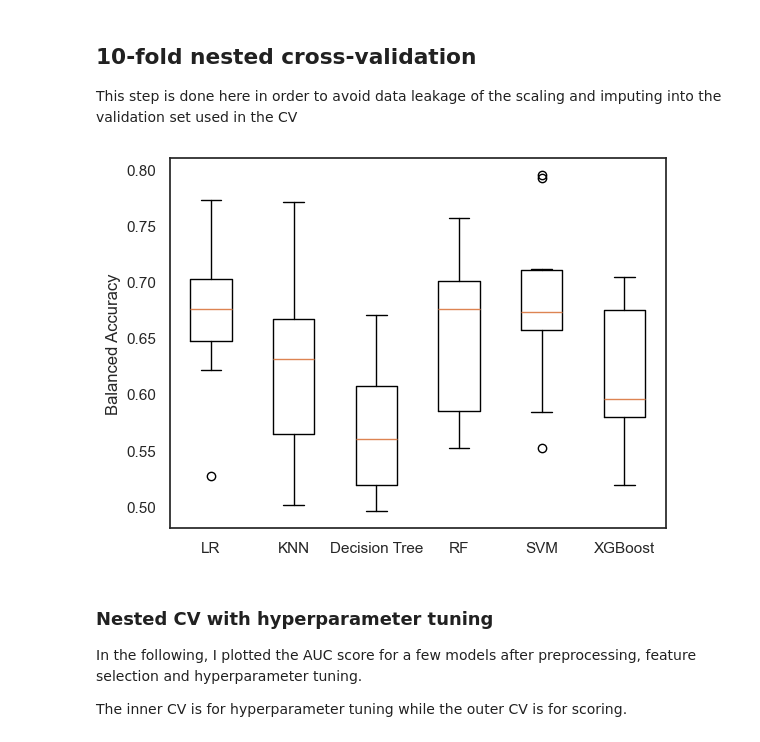
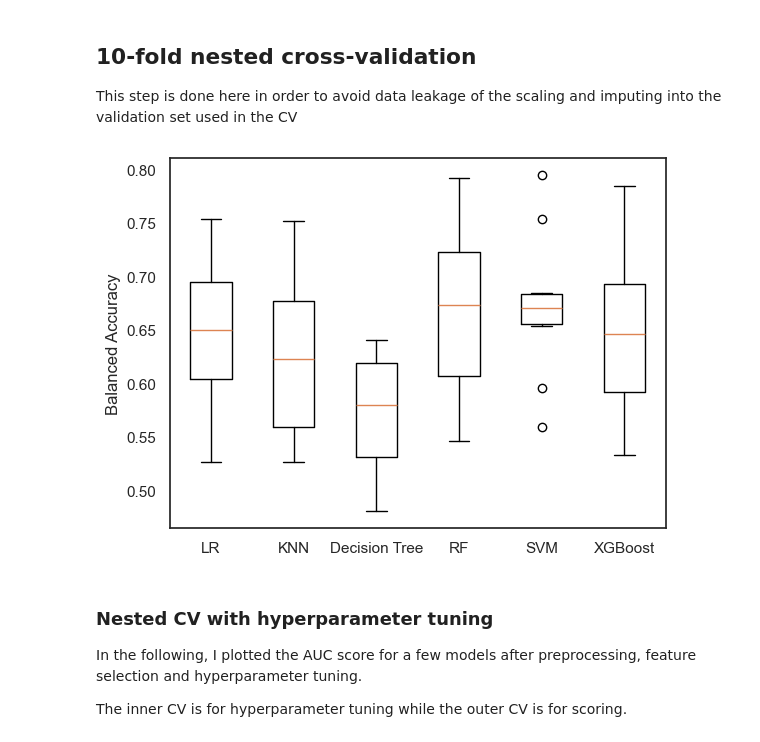
Before and after one commit to AmauryPelzer/Engel-outcome-prediction, a Jupyter notebook: notebooks/3. modeling/cl_modeling_binary_test.ipynb, the cells around one changed output. Saved outputs shown, nothing was run; the diff lists cells and outputs as text; code cells hidden in the pictures.

```diff
--- a/notebooks/3. modeling/cl_modeling_binary_test.ipynb
+++ b/notebooks/3. modeling/cl_modeling_binary_test.ipynb
@@ -30,6 +30,28 @@ else:
 
 # Read dataframe
 # wide_df = pd.read_csv("../../data/processed/preprocessed_df.csv")
+# %%
+# Function to clean surgeon names
+def clean_surgeon_name(name):
+    name = name.strip()
+    name = name.replace(", MD", "")
+    name = name.replace("Dr.", "")
+    name = name.replace("MD", "")
+    name = name.replace("Dr", "")
+    name = name.strip()
+    if "Werner Doyle" in name or "Werner K Doyle" in name:
+        return "Werner Doyle"
+    elif "Howard Weiner" in name:
+        return "Howard Weiner"
+    elif "Amanda Yaun" in name or "Amanda L Yaun" in name:
+        return "Amanda Yaun"
+    elif "David Hartner" in name or "David Harter" in name or "David H Hartner" in name:
+        return "David Harter"
+    elif "Douglas Kondziolka" in name or "Douglas S Kondziolka" in name:
+        return "Douglas Kondziolka"
+    elif "Unspecified" in name or "Not reported" in name:
+        return "-"
+    return name
 # %% [markdown]
 ## Select features
 # %%
@@ -38,11 +60,18 @@ wide_df["resect_date"] = pd.to_datetime(
     wide_df["resect_date"], format="%m/%d/%Y", errors="coerce"
 )
 
-BA_df = pd.read_csv("../../data/processed/BA.csv")
+#BA_df = pd.read_csv("../../data/processed/BA.csv")
+BA_df = pd.read_csv("../../data/processed/NYU_PyBrainAge_Output_20240716.csv")
+BA_df = BA_df.rename(columns={"ID":"record_id",
+                              "BrainPAD":"BA_pred"})
 
 wide_df = pd.merge(wide_df, BA_df, on="record_id", how="left")
 wide_df["presurg_scan_age"] = wide_df["presurg_scan_year"] - wide_df["dem_yob"]
-wide_df["BA_pred"] = wide_df["BA_pred"] - wide_df["presurg_scan_age"]
+
+#wide_df["BA_pred"] = wide_df["BA_pred"] - wide_df["presurg_scan_age"]
+
+# Apply the cleaning function
+wide_df['Cleaned_Surgeon'] = wide_df['resect_surgeon'].apply(clean_surgeon_name)
 
 if filtering:
     # Selecting patients who had their surgeries less than 5 years before EO assessment
@@ -53,7 +82,7 @@ if filtering:
 X = wide_df[
     [
         "sex_gender",
-        "age",
+        "resect_pt_age",
         "eeg",
         "engel_outcomes",
         "mri",
@@ -87,7 +116,8 @@ X = wide_df[
         "date_diff_neuropsychological_testing",
         "date_diff_mri",
         "presurg_scan_age",
-        "BA_pred"
+        "BA_pred",
+        "Cleaned_Surgeon"
     ]
 ]
 
@@ -146,11 +176,12 @@ del epilepsy_diagnosis, past_medical_history, seizure_classification, aed_histor
 One-hot encode the new columns from Epilepsy diagnosis information
 # %%
 # One-Hot Encoding for the first four columns
-one_hot_encoded_df = pd.get_dummies(
+X = pd.get_dummies(
     X,
     columns=[
         "surg_stage",
         "seiz_onset_lat",
+        "Cleaned_Surgeon"
     ],
 )  # , "prev_aeds"
 # %% [markdown]
@@ -271,7 +303,7 @@ from sklearn.pipeline import Pipeline, make_pipeline
 
 # List of continuous variables
 numeric_var = [
-    "age",
+    "resect_pt_age", #age
     "age_of_onset",
     "eo_days_postsurg",
     "eo_year_surg",
@@ -308,34 +340,34 @@ models = {
     "KNN": KNeighborsClassifier(),
     "Decision Tree": DecisionTreeClassifier(random_state=42),
     "RF": RandomForestClassifier(random_state=42),
     "SVM": SVC(max_iter=2000, random_state=42),
     "XGBoost": XGBClassifier(random_state=42),
 }
 
 results = []
 
 # Loop through models
 for model_name, model in models.items():
     # Create a pipeline with the preprocessor and the model
     pipeline = Pipeline([("preprocessor", preprocessor), ("model", model)])
 
     # Create a stratified k-fold cross-validator
     kf = StratifiedKFold(n_splits=10, random_state=42, shuffle=True)
 
     # Cross-validate using the pipeline
     cv_results = cross_val_score(
         pipeline, X_train, y_train, cv=kf, scoring="balanced_accuracy", n_jobs=-1
     )
 
     # Append cross-validation results to the results list
     results.append(cv_results)
 
 # Plot the results
 plt.boxplot(results, labels=models.keys())
 plt.ylabel("Balanced Accuracy")
 plt.show()
 # %% [output]
-[figure, old version]
+[figure, new version]
 # %% [markdown]
 ### Nested CV with hyperparameter tuning
 
```
Also changed, not shown: parts of 15 cells of this notebook, 2 other files.
